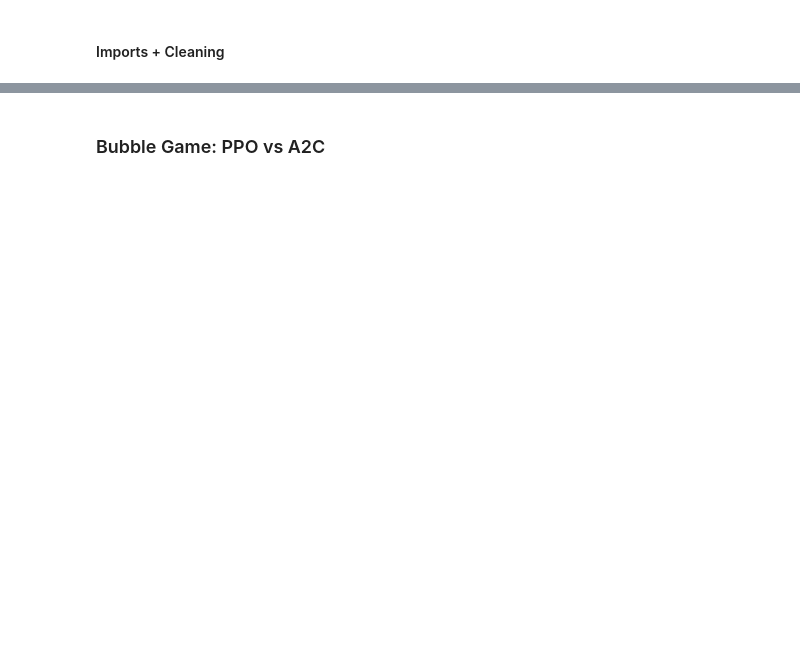
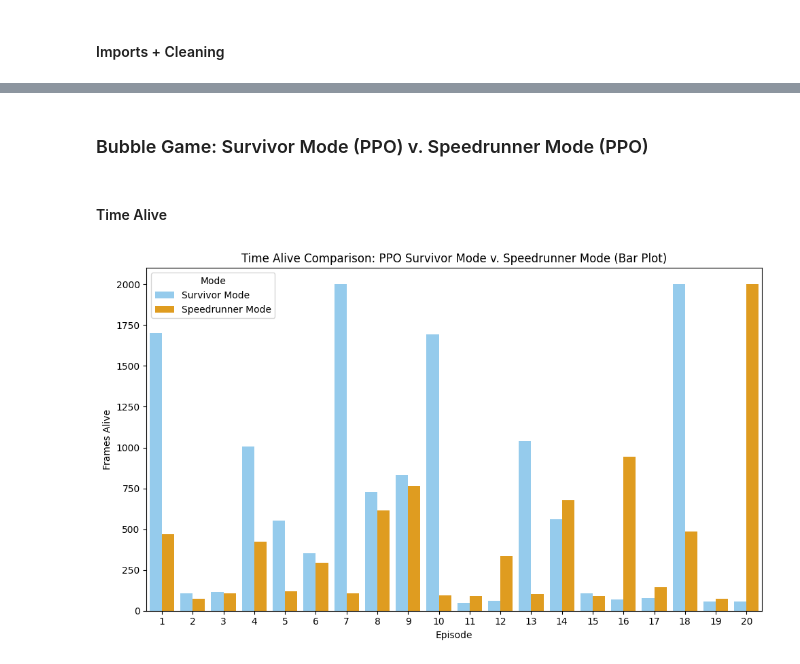
Before and after one commit to pbaguisa/DRL_Automated_Testing, a Jupyter notebook: notebooks/game_analysis.ipynb, the cells around one changed output, grey strips where cells are left out. Saved outputs shown, nothing was run; the diff lists cells and outputs as text; code cells hidden in the pictures; blank space fills up the shorter version.

Commit message:
Matplot Lib Graphs Completed, changing Hparams

```diff
--- a/notebooks/game_analysis.ipynb
+++ b/notebooks/game_analysis.ipynb
@@ -14,6 +17,7 @@ import pandas as pd
 # %%
-ppo_survivor_data = pd.read_csv('logs/ppo_survivor.csv')
-ppo_speedrunner_data = pd.read_csv('logs/ppo_speedrunner.csv')
-a2c_survivor_data = pd.read_csv('logs/a2c_survivor.csv')
-a2c_speedrunner_data = pd.read_csv('logs/a2c_speedrunner.csv')
+ppo_survivor_df = pd.read_csv('logs/ppo_survivor.csv')
+ppo_speedrunner_df = pd.read_csv('logs/ppo_speedrunner.csv')
+a2c_survivor_df = pd.read_csv('logs/a2c_survivor.csv')
+a2c_speedrunner_df = pd.read_csv('logs/a2c_speedrunner.csv')
+ppo_survivor_df
 # %% [output]
@@ -37,2 +41,23 @@ a2c_speedrunner_data = pd.read_csv('logs/a2c_speedrunner.csv')
 # %% [markdown]
-### Bubble Game: PPO vs A2C
+### Bubble Game: Survivor Mode (PPO) v. Speedrunner Mode (PPO)
+# %% [markdown]
+#### Time Alive
+# %%
+ppo_survivor_df['Mode'] = 'Survivor Mode'
+ppo_speedrunner_df['Mode'] = 'Speedrunner Mode'
+
+combined_data = pd.concat([ppo_survivor_df[['episode', 'frames_alive', 'Mode']],
+                           ppo_speedrunner_df[['episode', 'frames_alive', 'Mode']]])
+
+plt.figure(figsize=(10, 6))
+sns.barplot(x='episode', y='frames_alive', hue='Mode', data=combined_data,
+            palette={'Survivor Mode' : 'lightskyblue', 'Speedrunner Mode': 'orange'})
+
+plt.title('Time Alive Comparison: PPO Survivor Mode v. Speedrunner Mode (Bar Plot)')
+plt.xlabel('Episode')
+plt.ylabel('Frames Alive')
+
+plt.tight_layout()
+plt.show()
+# %% [output]
+[figure, added]
```
Also changed, not shown: parts of 8 cells of this notebook.
